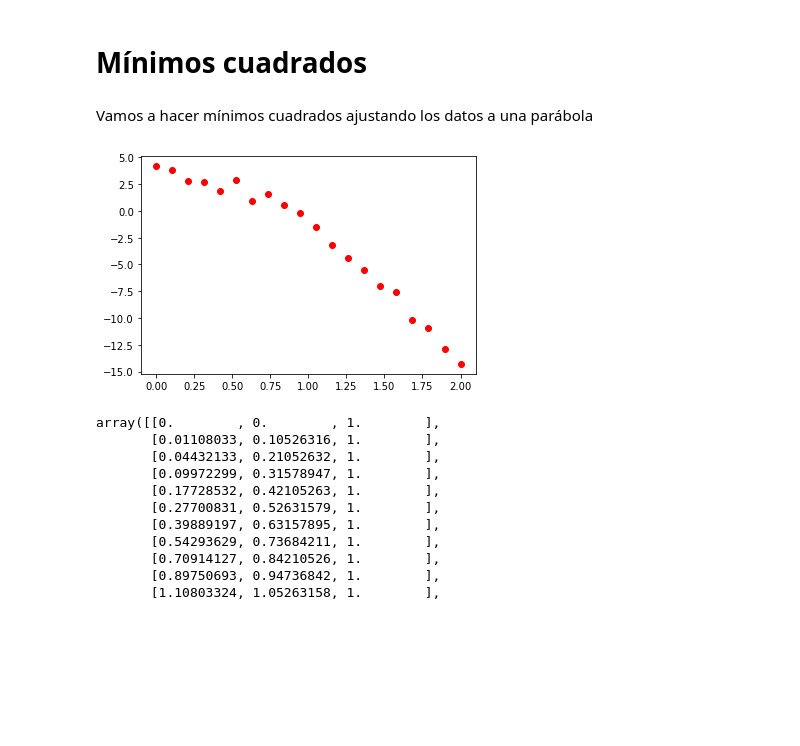
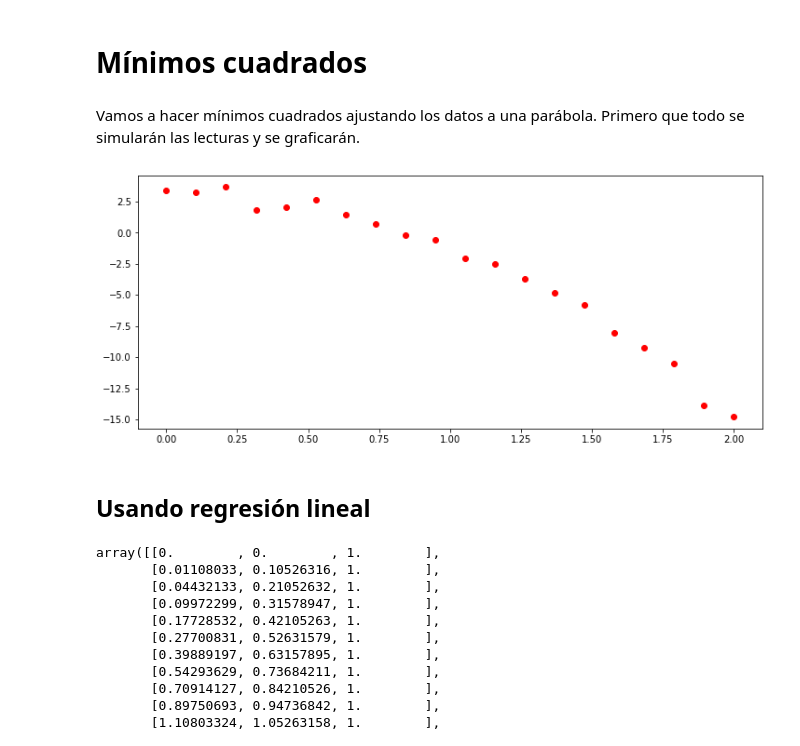
Before and after one commit to diegoandresalvarez/solidos, a Jupyter notebook: archivos/regresion.ipynb, the cells around one changed output. Drawn from its saved outputs; the diff is of its cells as text; code cells hidden in the pictures; blank space fills up the shorter version.

```diff
--- a/archivos/regresion.ipynb
+++ b/archivos/regresion.ipynb
@@ -3,24 +3,28 @@
 # %%
 import numpy as np
 import matplotlib.pyplot as plt
+plt.rcParams['figure.figsize'] = [12, 5]
 
 from scipy import optimize
 # %% [markdown]
-Vamos a hacer mínimos cuadrados ajustando los datos a una parábola
+Vamos a hacer mínimos cuadrados ajustando los datos a una parábola. Primero que todo se simularán las lecturas y se graficarán.
 # %%
-# se define el polinomio -5x^2 + x + 3
-f = np.poly1d([-5, 1, 3])
+# se define el polinomio -5x^2 + x + 3 (que es la solución al problema)
+coefEX = [-5, 1, 3]
+f = np.poly1d(coefEX)
 
-# se muestrean 20 datos con ruido del polinomio
-n = 20
-x = np.linspace(0, 2, n)
-y = f(x) + 0.5*np.random.normal(size=n)
-xn = np.linspace(0, 2, 200)
+# se muestrean "m" datos del polinomio; se simula el error en la medición con un ruido gausiano
+m = 20
+
+xi = np.linspace(0, 2, m)
+yi = f(xi) + 0.5*np.random.randn(m)
 
 # se grafican los datos
-plt.plot(x, y, 'or')
+plt.plot(xi, yi, 'or')
 plt.show()
 # %% [output]
-[figure, old version]
+[figure, new version]
+# %% [markdown]
+## Usando regresión lineal
 # %%
 # se arma la matriz A y se asigna el vector b
```
Also changed, not shown: parts of 20 cells of this notebook.
